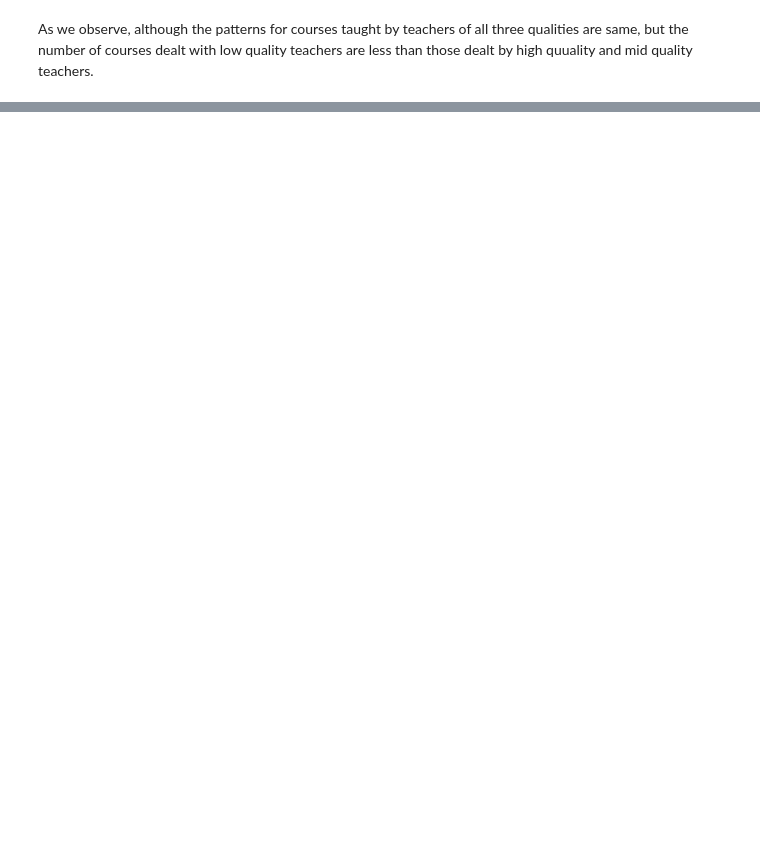
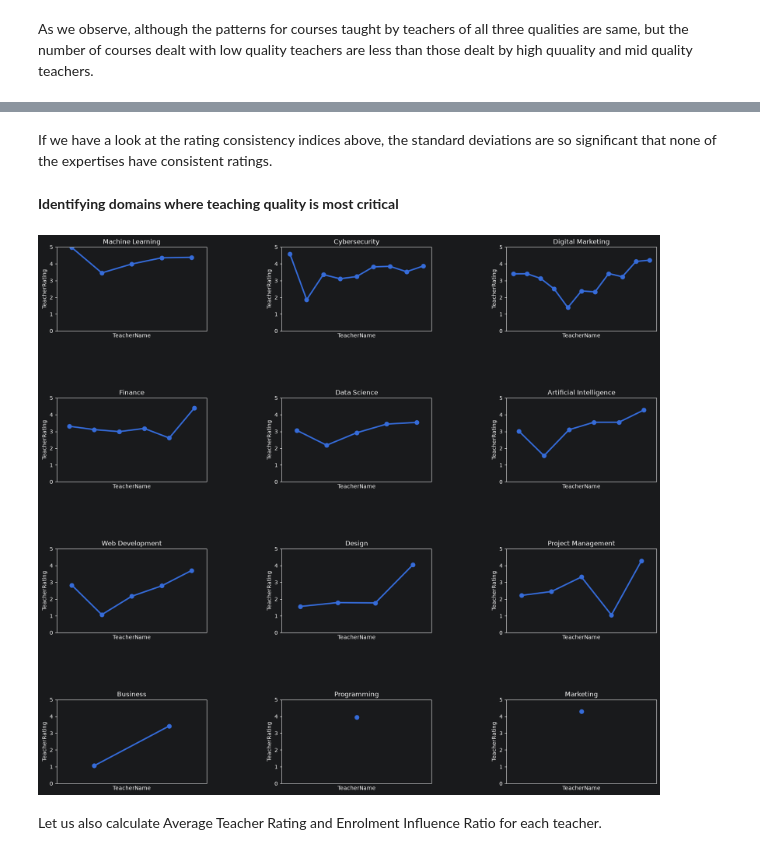
Before and after one commit to amithvardhan99/resume-projects, a Jupyter notebook: Instructor Performance and Course Quality Evaluation on EduPro/notebook.ipynb, the cells around one changed output, grey strips where cells are left out. Drawn from its saved outputs; the diff is of its cells as text; code cells hidden in the pictures; blank space fills up the shorter version.

```diff
--- a/Instructor Performance and Course Quality Evaluation on EduPro/notebook.ipynb
+++ b/Instructor Performance and Course Quality Evaluation on EduPro/notebook.ipynb
@@ -757,0 +897,22 @@ True
+# %%
+nrows = 4
+ncols = len(df["Expertise"].unique())//nrows
+
+list_of_expertises = df["Expertise"].unique()
+
+fig, ax = plt.subplots(nrows=nrows,ncols=ncols,figsize=(20,18))
+fig.subplots_adjust(hspace=0.8, wspace=0.5)
+
+ctr = 0
+for (i,j) in list(itertools.product(range(nrows),range(ncols))):
+    expertise = list_of_expertises[ctr]
+    lf = df[df["Expertise"]==expertise][["CourseName","CourseRating"]].drop_duplicates(ignore_index=True)
+    sns.pointplot(x=lf["CourseName"],y=lf["CourseRating"],ax=ax[i,j])#,drawstyle="steps-post",lw=4)
+    #for k, val in zip(lf["CourseName"].values,lf["CourseRating"].values):
+    #    ax[i,j].text(k,val+0.5,str(val),ha="center",va="top",fontsize=6)
+    ax[i,j].set_title(expertise)
+    ax[i,j].set_xticks([])
+    ax[i,j].set_ylim(0,5)
+
+
+    ctr += 1
@@ -757,0 +943,29 @@ True
+# %% [markdown]
+If we have a look at the rating consistency indices above, the standard deviations are so significant that none of the expertises have consistent ratings.
+# %% [markdown]
+ **Identifying domains where teaching quality is most critical**
+# %%
+nrows = 4
+ncols = len(df["Expertise"].unique())//nrows
+
+list_of_expertises_teaching_quality = df["Expertise"].unique()
+
+fig, ax = plt.subplots(nrows=nrows,ncols=ncols,figsize=(20,18))
+fig.subplots_adjust(hspace=0.8, wspace=0.5)
+
+ctr = 0
+for (i,j) in list(itertools.product(range(nrows),range(ncols))):
+    expertise = list_of_expertises_teaching_quality[ctr]
+    lf = df[df["Expertise"]==expertise][["TeacherName","TeacherRating"]].drop_duplicates(ignore_index=True)
+    sns.pointplot(x=lf["TeacherName"],y=lf["TeacherRating"],ax=ax[i,j])#,drawstyle="steps-post",lw=4)
+    #for k, val in zip(lf["CourseName"].values,lf["CourseRating"].values):
+    #    ax[i,j].text(k,val+0.5,str(val),ha="center",va="top",fontsize=6)
+    ax[i,j].set_title(expertise)
+    ax[i,j].set_xticks([])
+    ax[i,j].set_ylim(0,5)
+
+    ctr += 1
+# %% [output]
+[figure, added]
+# %% [markdown]
+Let us also calculate Average Teacher Rating and Enrolment Influence Ratio for each teacher.
```
Also changed, not shown: parts of 34 cells of this notebook, 1 other file.
